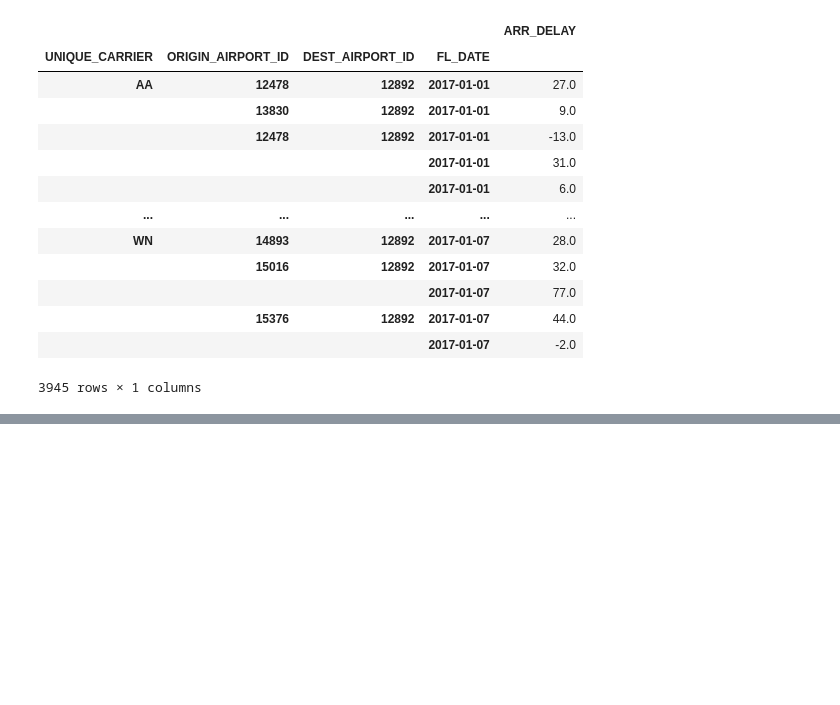
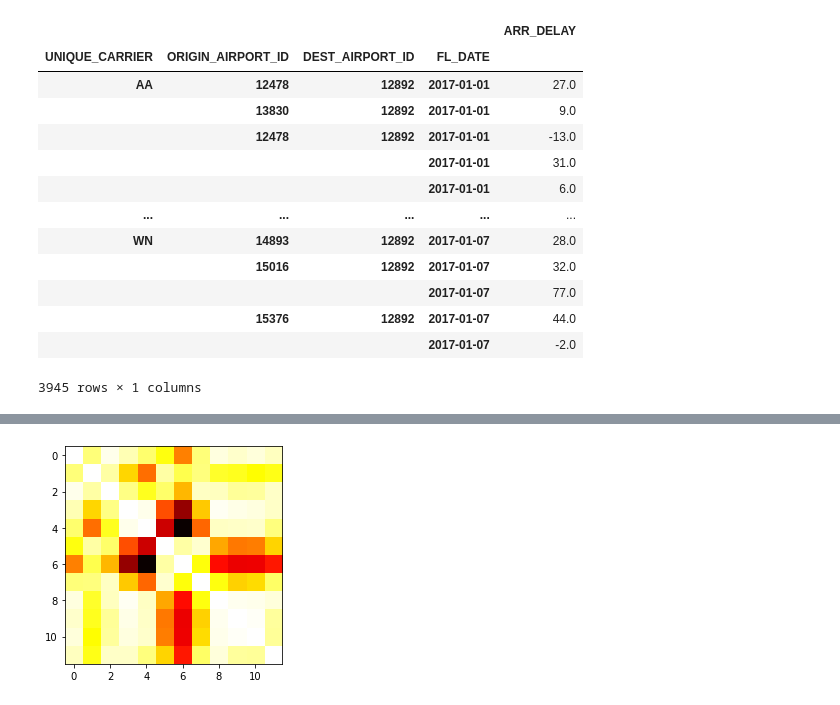
Before and after one commit to francescodisalvo05/Data-Science-Lab-Exercises, a Jupyter notebook: Notebooks/5-Laboratory-04-11-2020.ipynb, the cells around one changed output, grey strips where cells are left out. Drawn from its saved outputs; the diff is of its cells as text; code cells hidden in the pictures; blank space fills up the shorter version.

Commit message:
2 | #11 #12 #13 | problems with sns

```diff
--- a/Notebooks/5-Laboratory-04-11-2020.ipynb
+++ b/Notebooks/5-Laboratory-04-11-2020.ipynb
@@ -546,0 +556,6 @@ df_multi.loc[unique_carriers,:,:,date_list].query("DEST == 'LAX'")[["ARR_DELAY"]
+# %%
+df_piv = df_flight.pivot_table('FL_NUM',
+                               columns='UNIQUE_CARRIER',
+                               index='DAY_OF_WEEK',
+                               aggfunc='count')
+df_piv
@@ -546,0 +589,6 @@ df_multi.loc[unique_carriers,:,:,date_list].query("DEST == 'LAX'")[["ARR_DELAY"]
+# %%
+# problems durind the installation of sns..
+plt.imshow(df_piv.corr(), cmap='hot', interpolation='nearest')
+plt.show()
+# %% [output]
+[figure, added]
```
Also changed, not shown: parts of 11 cells of this notebook.
